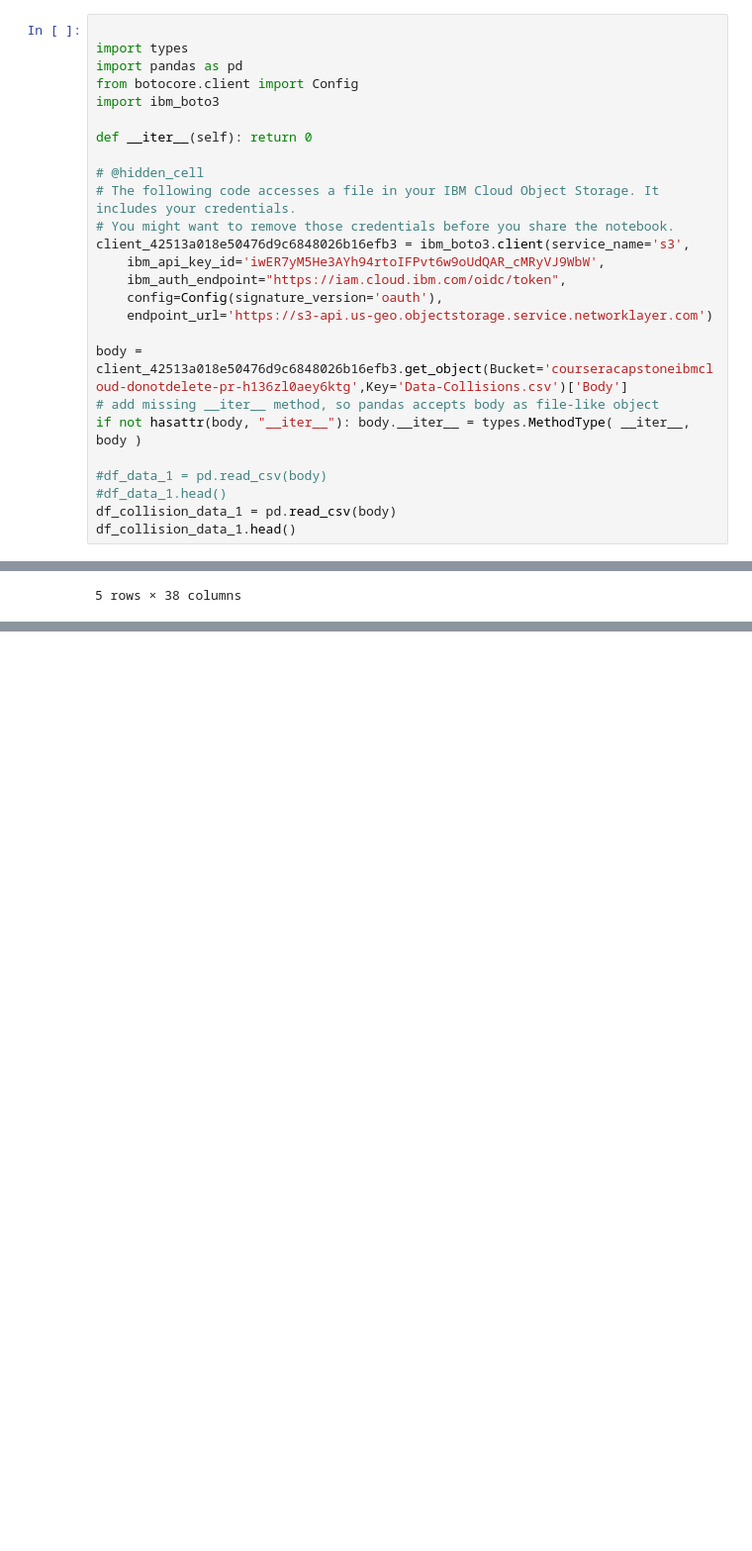
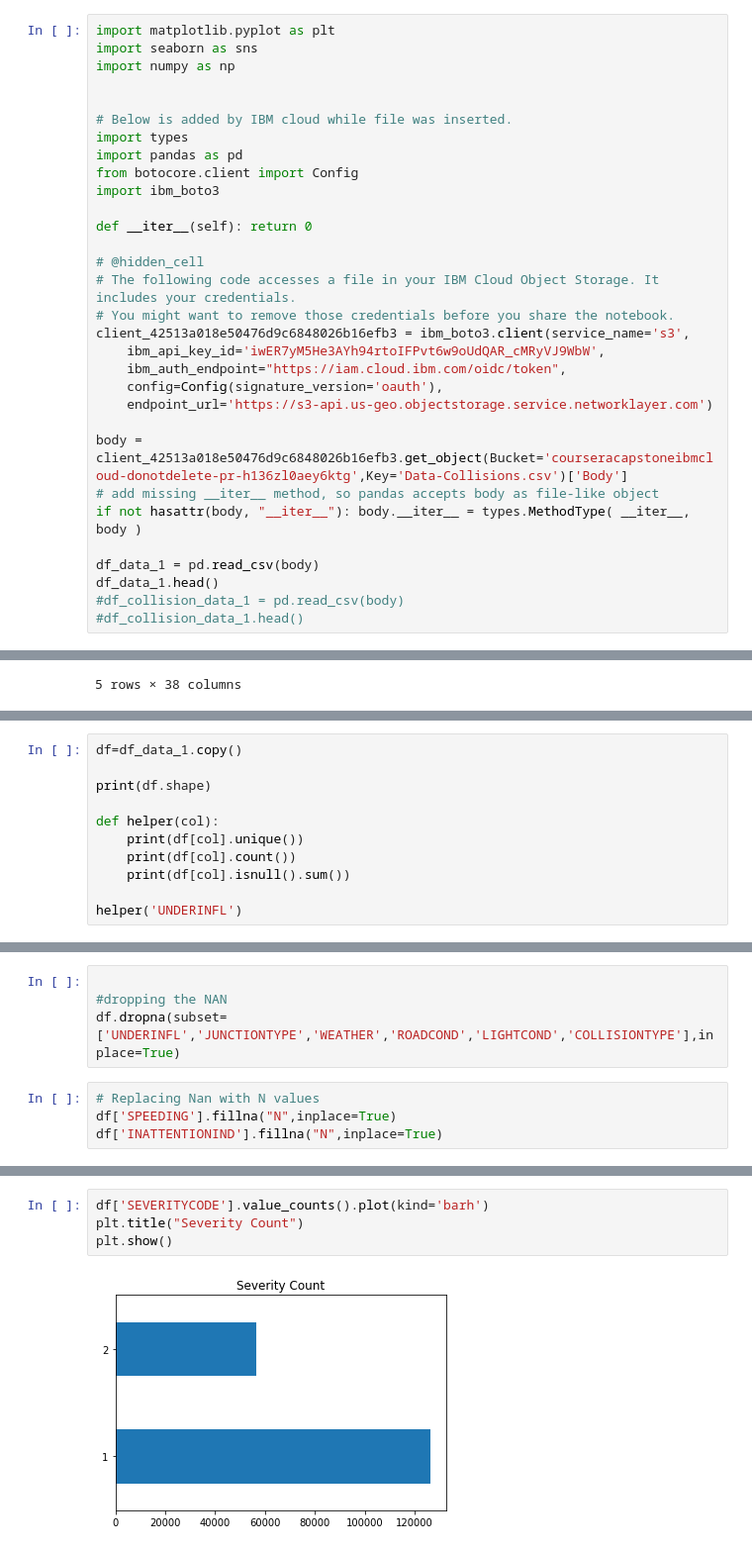
Before and after one commit to v111-hub/Coursera_Capstone, a Jupyter notebook: scripts/Capstone_Project-Car-accident-severity-Week-2.ipynb, the cells around one changed output, grey strips where cells are left out. Shown at 99% size. Saved outputs shown, nothing was run; the diff lists cells and outputs as text; blank space fills up the shorter version.

```diff
--- a/scripts/Capstone_Project-Car-accident-severity-Week-2.ipynb
+++ b/scripts/Capstone_Project-Car-accident-severity-Week-2.ipynb
@@ -16,7 +16,12 @@ Data to be utilized is from Seattle police department with date range from Jan 2
 
 Data parameters like location and weather can be used to predict where more number of accidents happened in the past and with what type of severity. And to get more specific like Alley, Intersection or Block we can use Address Type field. Junction type like "Mid-Block (not related to intersection)" will give more such information. Similarly Intersection key INTKEY can be used which corresponds to the intersection associated with a collision. Collision code can be used to get accidents with such same collision descriptions like "MOTOR VEHICLE STRUCK MOTOR VEHICLE, REAR END". Further we can use Weather, Road condition & Light conditions parameters (like Overcast, Dry & Daylight) to see come up with such type of predictions. ST_COLCODE can be used to get more details about description by state's code designation for example "One parked--one moving".
 # %%
+import matplotlib.pyplot as plt
+import seaborn as sns
+import numpy as np
 
+
+# Below is added by IBM cloud while file was inserted.
 import types
 import pandas as pd
 from botocore.client import Config
@@ -37,10 +42,10 @@ body = client_42513a018e50476d9c6848026b16efb3.get_object(Bucket='courseracapsto
 # add missing __iter__ method, so pandas accepts body as file-like object
 if not hasattr(body, "__iter__"): body.__iter__ = types.MethodType( __iter__, body )
 
-#df_data_1 = pd.read_csv(body)
-#df_data_1.head()
-df_collision_data_1 = pd.read_csv(body)
-df_collision_data_1.head()
+df_data_1 = pd.read_csv(body)
+df_data_1.head()
+#df_collision_data_1 = pd.read_csv(body)
+#df_collision_data_1.head()
 # %% [output]
 |  | SEVERITYCODE | X | Y | OBJECTID | INCKEY | COLDETKEY | REPORTNO | STATUS | ADDRTYPE | INTKEY | ... |
 | 0 | 2 | -122.323148 | 47.703140 | 1 | 1307 | 1307 | 3502005 | Matched | Intersection | 37475.0 | ... |
@@ -51,0 +70,11 @@ df_collision_data_1.head()
+# %%
+df=df_data_1.copy()
+
+print(df.shape)
+
+def helper(col):
+    print(df[col].unique())
+    print(df[col].count())
+    print(df[col].isnull().sum())
+
+helper('UNDERINFL')
@@ -51,0 +109,8 @@ df_collision_data_1.head()
+# %%
+
+#dropping the NAN
+df.dropna(subset=['UNDERINFL','JUNCTIONTYPE','WEATHER','ROADCOND','LIGHTCOND','COLLISIONTYPE'],inplace=True)
+# %%
+# Replacing Nan with N values
+df['SPEEDING'].fillna("N",inplace=True)
+df['INATTENTIONIND'].fillna("N",inplace=True)
@@ -51,0 +143,6 @@ df_collision_data_1.head()
+# %%
+df['SEVERITYCODE'].value_counts().plot(kind='barh')
+plt.title("Severity Count")
+plt.show()
+# %% [output]
+[figure, added]
```
Also changed, not shown: parts of 44 cells of this notebook.
